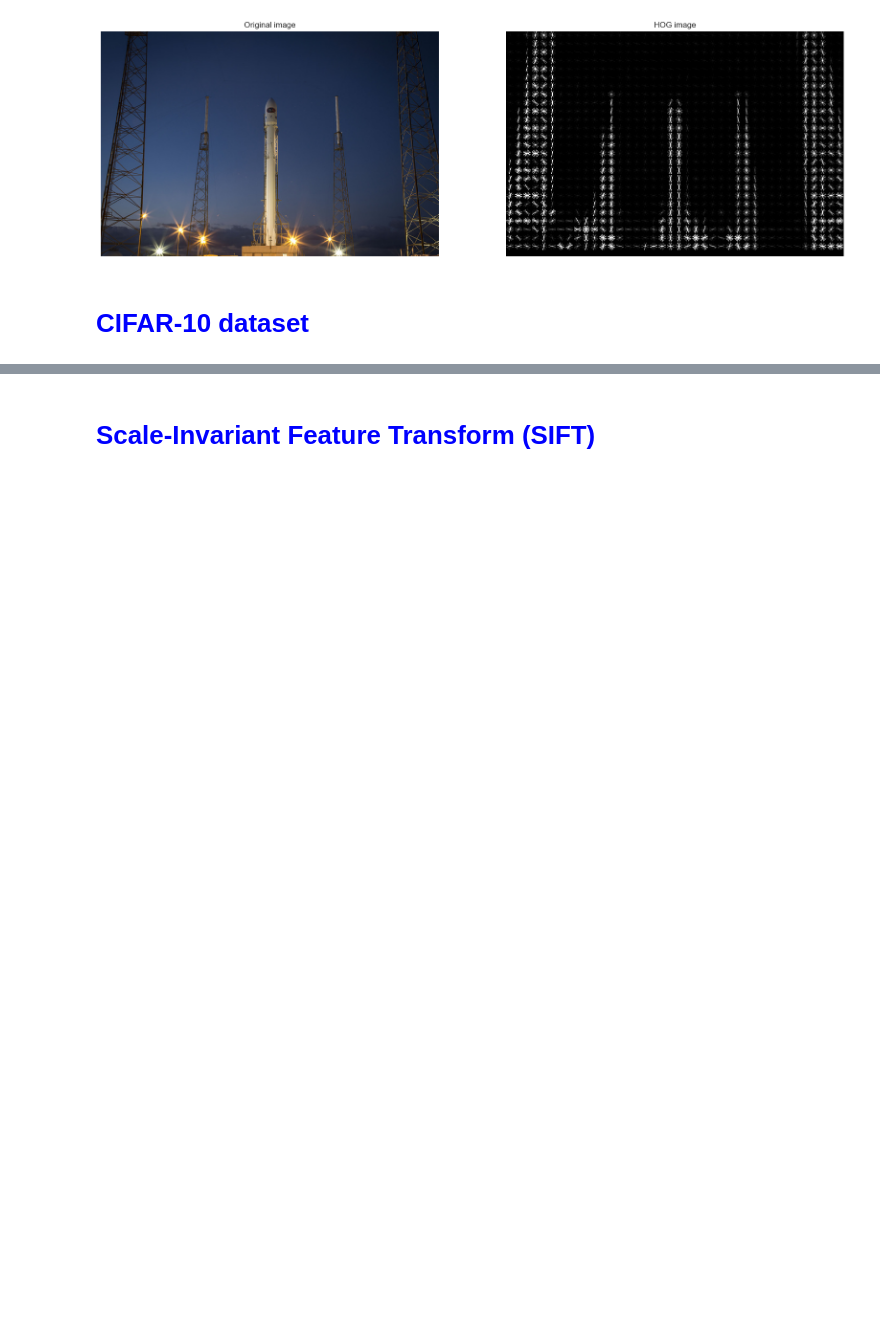
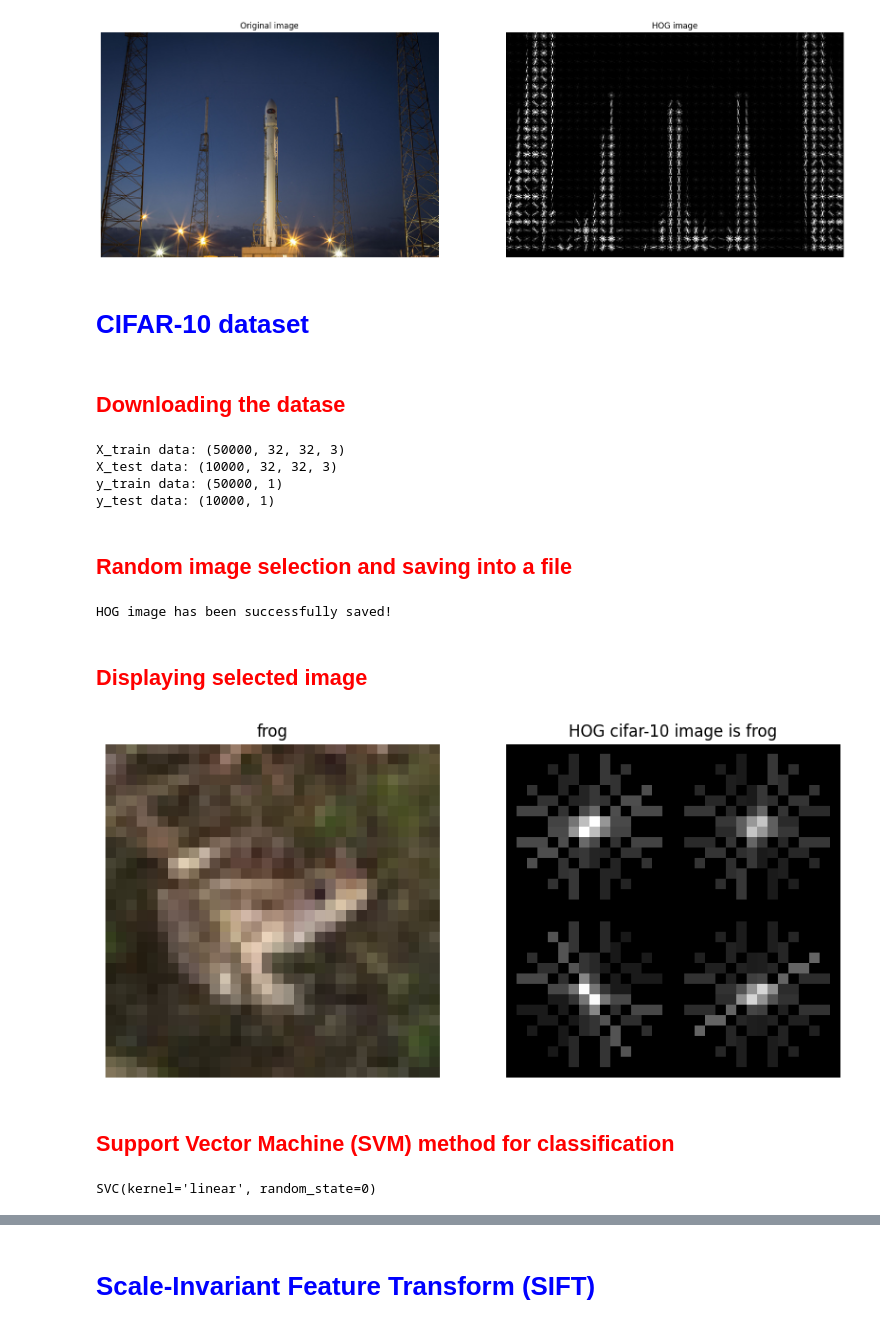
Before and after one commit to OleksiiHayvoronskyi/lesson_62, a Jupyter notebook: Lesson_62_ImageFeatureExtraction.ipynb, the cells around one changed output, grey strips where cells are left out. Cells and saved outputs as stored; diff of their text form; code cells hidden in the pictures; blank space fills up the shorter version.

```diff
--- a/Lesson_62_ImageFeatureExtraction.ipynb
+++ b/Lesson_62_ImageFeatureExtraction.ipynb
@@ -113,0 +117,53 @@ image = tf.keras.datasets.cifar10.load_data()
+# %% [markdown]
+## **<font color='red'>Downloading the datase**</font>
+# %%
+# Downloading a dataset CIFAR-10.
+(X_train, y_train), (X_test, y_test) = cifar10.load_data()
+print('X_train data:', X_train.shape)
+print('X_test data:', X_test.shape)
+print('y_train data:', y_train.shape)
+print('y_test data:', y_test.shape)
+# %% [output]
+X_train data: (50000, 32, 32, 3)
+X_test data: (10000, 32, 32, 3)
+y_train data: (50000, 1)
+y_test data: (10000, 1)
+# %% [markdown]
+## **<font color='red'>Random image selection and saving into a file**</font>
+# %%
+# Random image selection from the dataset.
+for i in range(random.randint(0, 100)):
+  img = X_train[i]
+  label = y_train[i][0]
+  classes = ['airplane','automobile','bird','cat','deer','dog','frog','horse','ship','truck']
+
+# Calculate the HOG descriptor.
+fd, hog_image = hog(img, orientations=8,
+                    pixels_per_cell=(16, 16),
+                    cells_per_block=(1, 1),
+                    visualize=True, channel_axis=-1)
+
+# Rescale histogram for better visualisation.
+hog_image_rescaled = exposure.rescale_intensity(hog_image, in_range=(0, 10))
+
+# Saving the HOG image.
+cv2.imwrite('HOG_cifar10.jpg', hog_image_rescaled)
+print('HOG image has been successfully saved!')
+# %% [output]
+HOG image has been successfully saved!
+# %% [markdown]
+## **<font color='red'>Displaying selected image**</font>
+# %%
+# Displaying the original CIFAR-10 image and the HOG (descriptor) image.
+fig, (ax1, ax2) = plt.subplots(1, 2, figsize=(10, 6), sharex=True, sharey=True)
+
+ax1.axis('off')
+ax1.imshow(img, cmap=plt.cm.gray)
+ax1.set_title(classes[label])
+
+ax2.axis('off')
+ax2.imshow(hog_image, cmap=plt.cm.gray)
+ax2.set_title(f'HOG cifar-10 image is {classes[label]}')
+plt.show()
+# %% [output]
+[figure, added]
@@ -113,0 +189,8 @@ image = tf.keras.datasets.cifar10.load_data()
+# %% [markdown]
+## **<font color='red'>Support Vector Machine (SVM) method for classification**</font>
+# %%
+# Creating an object our model and fitting it.
+svc_model = svm.SVC(kernel='linear', random_state=0)
+svc_model.fit(X_train_hog, y_train.ravel())
+# %% [output]
+SVC(kernel='linear', random_state=0)
```
Also changed, not shown: parts of 15 cells of this notebook.
